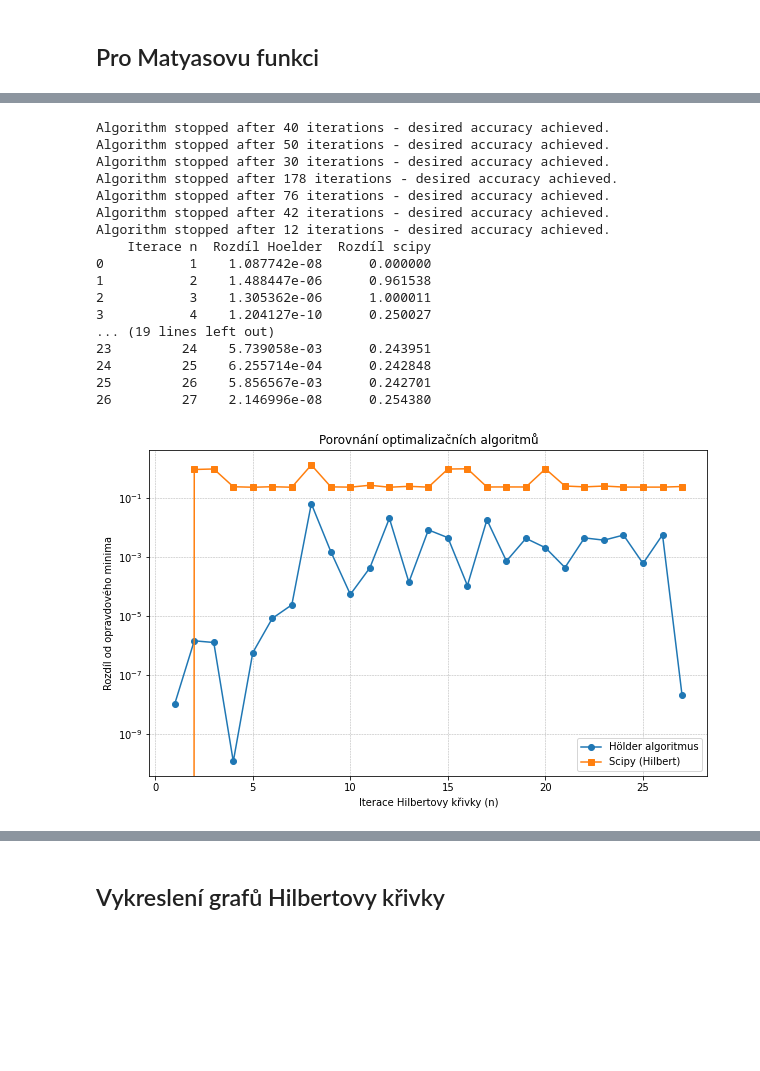
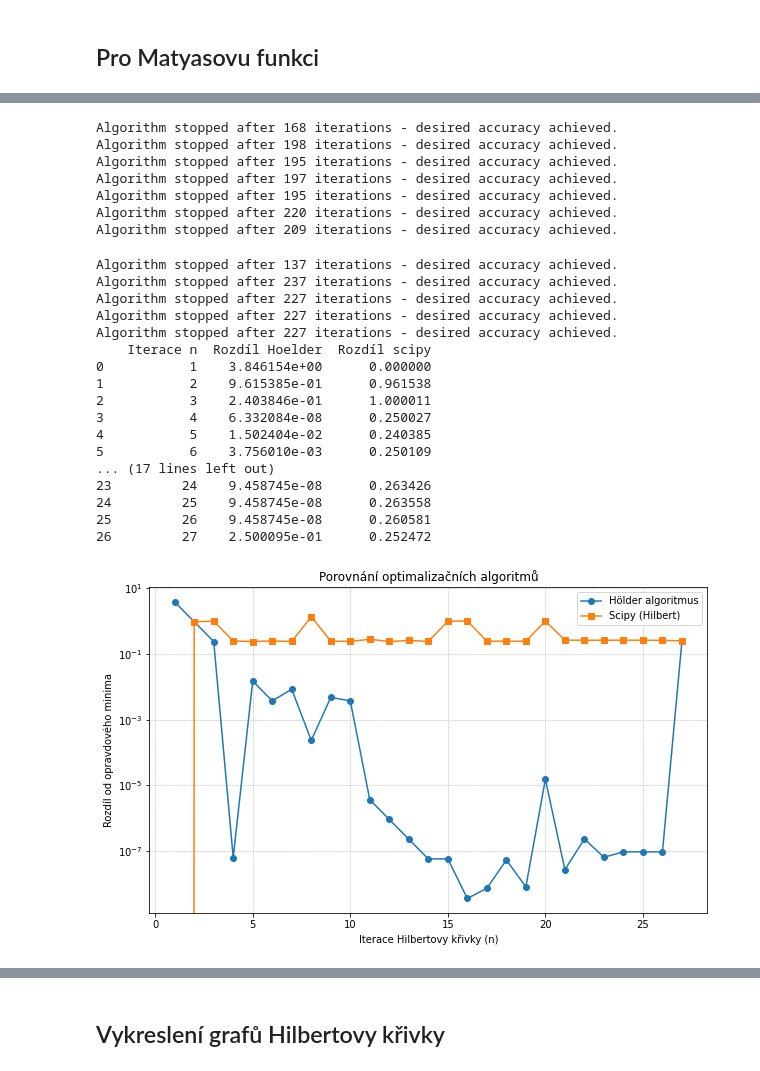
Before and after one commit to NIE0087/BP---prostor-vyplnujici-krivky, a Jupyter notebook: example2D.ipynb, the cells around one changed output, grey strips where cells are left out. Saved outputs shown, nothing was run; the diff lists cells and outputs as text; code cells hidden in the pictures; blank space fills up the shorter version.

```diff
--- a/example2D.ipynb
+++ b/example2D.ipynb
@@ -55,8 +46,7 @@ Point from [2,0,3]: [[0.625]
 true_min1=1.0
 print("Opravdové minimum f = 1.0")
 for n in [2,3,4,5,6,7,8,25]:
-    h2d = Hilbert2D(10)
-    t_min, h_min, f_min, nfev = h2d.find_minimum_mapped(n,0,1,0,1,0, true_min1, ftol=1e-6)
+    t_min, h_min, f_min, nfev = hilbert.find_minimum_mapped(n,0,1,0,1,0, true_min1, ftol=1e-6)
     print(f"precision={n:3d}  =>  t = {t_min:.6f},  h(t) = ({h_min[0]:.4f}, {h_min[1]:.4f}),  f = {f_min:.6f}")
 # %% [output]
 Opravdové minimum f = 1.0
@@ -73,8 +63,7 @@ true_min2=-1.9133
 print("Opravdové minimum f = -1.9133")
 
 for n in [2,3,4,5,6,7,8,10,11,12,13]:
-    h2d = Hilbert2D(10)
-    t_min, h_min, f_min, nfev = h2d.find_minimum_mapped(n,0,1,0,1,1, true_min2, ftol=1e-6)
+    t_min, h_min, f_min, nfev = hilbert.find_minimum_mapped(n,0,1,0,1,1, true_min2, ftol=1e-6)
     print(f"precision={n:3d}  =>  t = {t_min:.6f},  h(t) = ({h_min[0]:.4f}, {h_min[1]:.4f}),  f = {f_min:.6f}")
 # %% [output]
 Opravdové minimum f = -1.9133
@@ -93,8 +82,7 @@ precision= 13  =>  t = 0.859457,  h(t) = (0.6396, 0.2500),  f = 1.594204
 true_min3=0.0
 print("Opravdové minimum f = 0.0")
 for n in [2,3,4,5,6,7,8]:
-    h2d = Hilbert2D(10)
-    t_min, h_min, f_min, nfev = h2d.find_minimum_mapped(n,0,1,0,1,2, true_min3, ftol=1e-6)
+    t_min, h_min, f_min, nfev = hilbert.find_minimum_mapped(n,0,1,0,1,2, true_min3, ftol=1e-6)
     print(f"precision={n:3d}  =>  t = {t_min:.6f},  h(t) = ({h_min[0]:.4f}, {h_min[1]:.4f}),  f = {f_min:.6f}")
 # %% [output]
 Opravdové minimum f = 0.0
@@ -118,13 +158,12 @@ true_min1=1.0
 # %%
 
 
-h2d = Hilbert2D(50)
 I = 2
 H = -1
-r = 1.1
+r = 1.01
 eps = 1e-8
 N_vals = [1,2,3,4,5,6,7,8,9,10,11,12,13,14,15,16,17,18,19,20,21,22,23,24,25,26,27]
-max_iter = 350
+max_iter = 200
 
 df = h2d.compare_algorithms(H, I, r, eps, max_iter, N_vals, x_min1, x_max1, y_min1, y_max1, 0, true_min1)
 # %% [output]
@@ -337,31 +391,38 @@ Algorithm stopped after 178 iterations - desired accuracy achieved.
 # %%
 I=2
-H = -1
-r = 3
-eps = 1e-5
+H = -2
+r = 1.05
+eps = 1e-7
 N_vals = [1,2,3,4,5,6,7,8,9,10,11,12,13,14,15,16,17,18,19,20,21,22,23,24,25,26,27]
 max_iter = 250
 
 df = h2d.compare_algorithms(H, I,r, eps, max_iter,N_vals,x_min3,x_max3,y_min3,y_max3,2,true_min3)
 # %% [output]
-Algorithm stopped after 40 iterations - desired accuracy achieved.
-Algorithm stopped after 50 iterations - desired accuracy achieved.
-Algorithm stopped after 30 iterations - desired accuracy achieved.
-Algorithm stopped after 178 iterations - desired accuracy achieved.
-Algorithm stopped after 76 iterations - desired accuracy achieved.
-Algorithm stopped after 42 iterations - desired accuracy achieved.
-Algorithm stopped after 12 iterations - desired accuracy achieved.
-    Iterace n  Rozdíl Hoelder  Rozdíl scipy
-0           1    1.087742e-08      0.000000
-1           2    1.488447e-06      0.961538
-2           3    1.305362e-06      1.000011
-3           4    1.204127e-10      0.250027
-... (19 lines left out)
-23         24    5.739058e-03      0.243951
-24         25    6.255714e-04      0.242848
-25         26    5.856567e-03      0.242701
-26         27    2.146996e-08      0.254380
+Algorithm stopped after 168 iterations - desired accuracy achieved.
+Algorithm stopped after 198 iterations - desired accuracy achieved.
+Algorithm stopped after 195 iterations - desired accuracy achieved.
+Algorithm stopped after 197 iterations - desired accuracy achieved.
+Algorithm stopped after 195 iterations - desired accuracy achieved.
+Algorithm stopped after 220 iterations - desired accuracy achieved.
+Algorithm stopped after 209 iterations - desired accuracy achieved.
+Algorithm stopped after 137 iterations - desired accuracy achieved.
+Algorithm stopped after 237 iterations - desired accuracy achieved.
+Algorithm stopped after 227 iterations - desired accuracy achieved.
+Algorithm stopped after 227 iterations - desired accuracy achieved.
+Algorithm stopped after 227 iterations - desired accuracy achieved.
+    Iterace n  Rozdíl Hoelder  Rozdíl scipy
+0           1    3.846154e+00      0.000000
+1           2    9.615385e-01      0.961538
+2           3    2.403846e-01      1.000011
+3           4    6.332084e-08      0.250027
+4           5    1.502404e-02      0.240385
+5           6    3.756010e-03      0.250109
+... (17 lines left out)
+23         24    9.458745e-08      0.263426
+24         25    9.458745e-08      0.263558
+25         26    9.458745e-08      0.260581
+26         27    2.500095e-01      0.252472
-[figure, old version]
+[figure, new version]
 # %%
 results, df = h2d.compare_iterations_by_curve_order(
     n_values=[1,2,3,4, 5, 7, 10,15,20,21],
```
Also changed, not shown: parts of 14 cells of this notebook, 6 other files.
